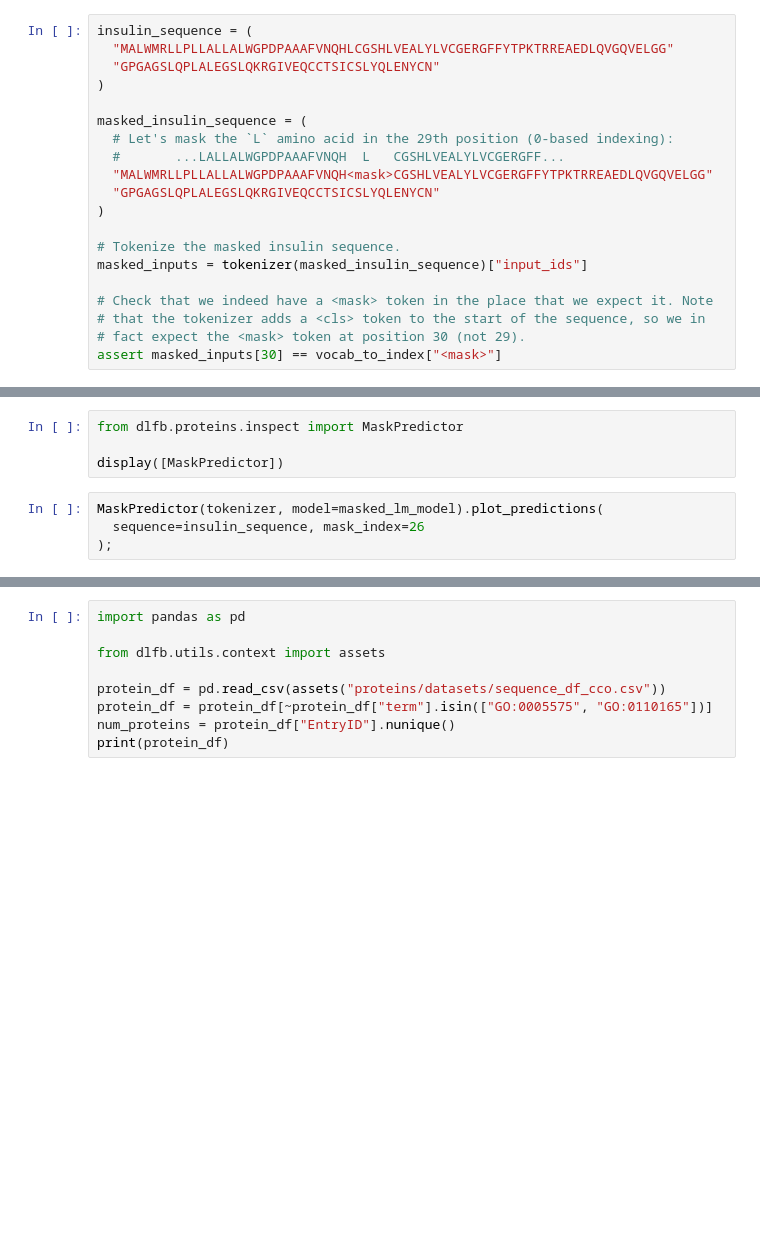
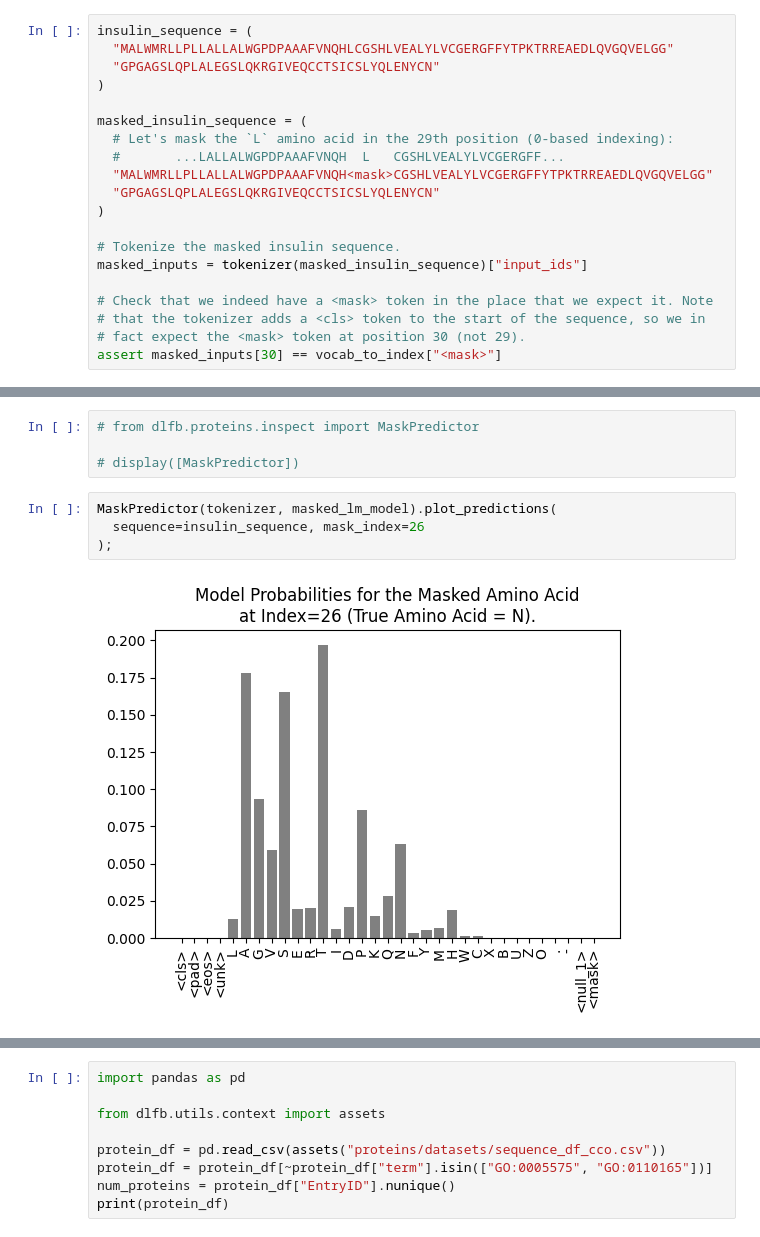
Before and after one commit to paymantohidifar/deep-learning-for-biology-book, a Jupyter notebook: notebooks/chapter2.ipynb, the cells around one changed output, grey strips where cells are left out. Saved outputs shown, nothing was run; the diff lists cells and outputs as text; blank space fills up the shorter version.

```diff
--- a/notebooks/chapter2.ipynb
+++ b/notebooks/chapter2.ipynb
@@ -543,9 +707,11 @@ class MaskPredictor:
         return f"{sequence[0:mask_index]}<mask/>{sequence[(mask_index + 1):]}"
 # %%
-from dlfb.proteins.inspect import MaskPredictor
+# from dlfb.proteins.inspect import MaskPredictor
 
-display([MaskPredictor])
+# display([MaskPredictor])
 # %%
-MaskPredictor(tokenizer, model=masked_lm_model).plot_predictions(
+MaskPredictor(tokenizer, masked_lm_model).plot_predictions(
   sequence=insulin_sequence, mask_index=26
 );
+# %% [output]
+[figure, added]
```
Also changed, not shown: parts of 25 cells of this notebook.
